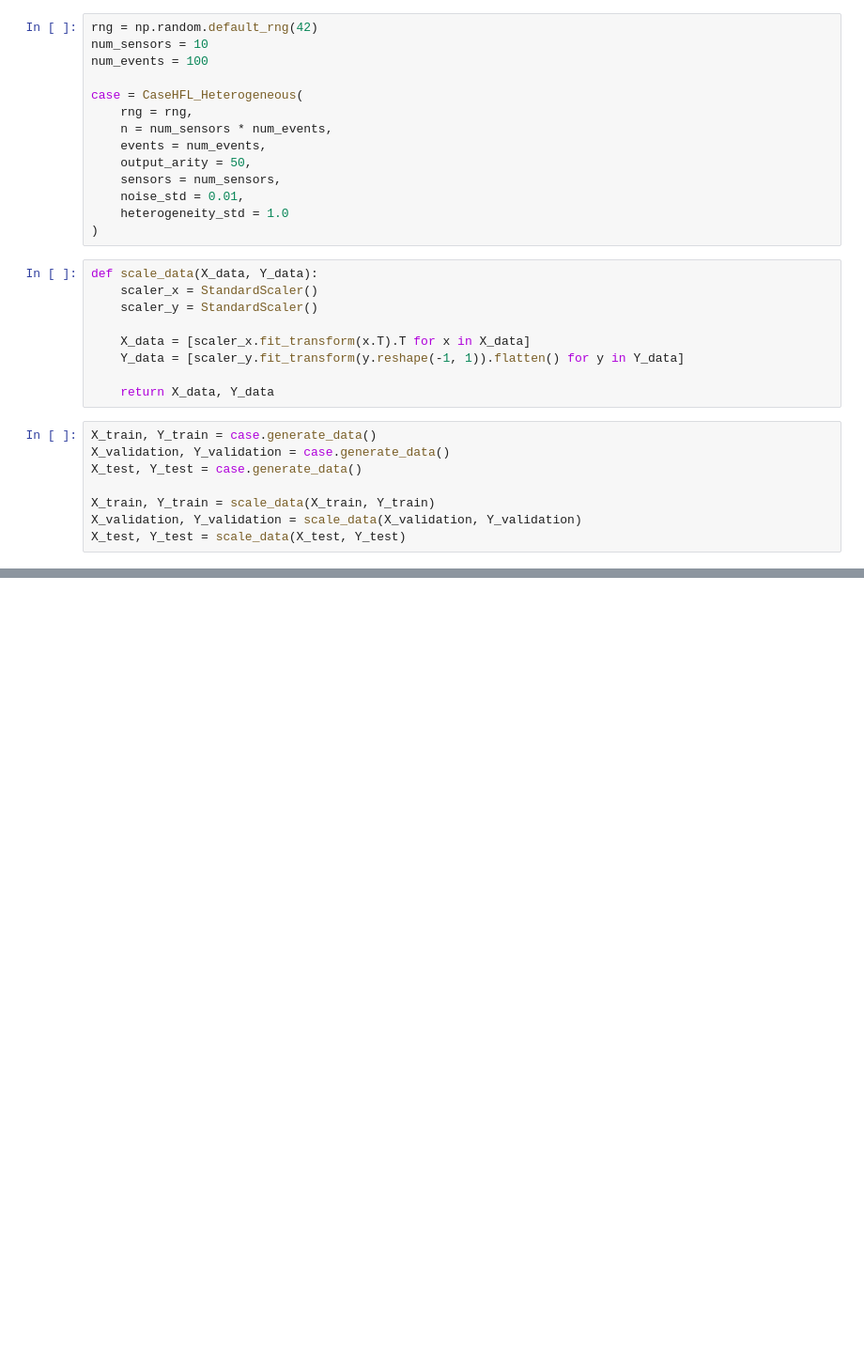
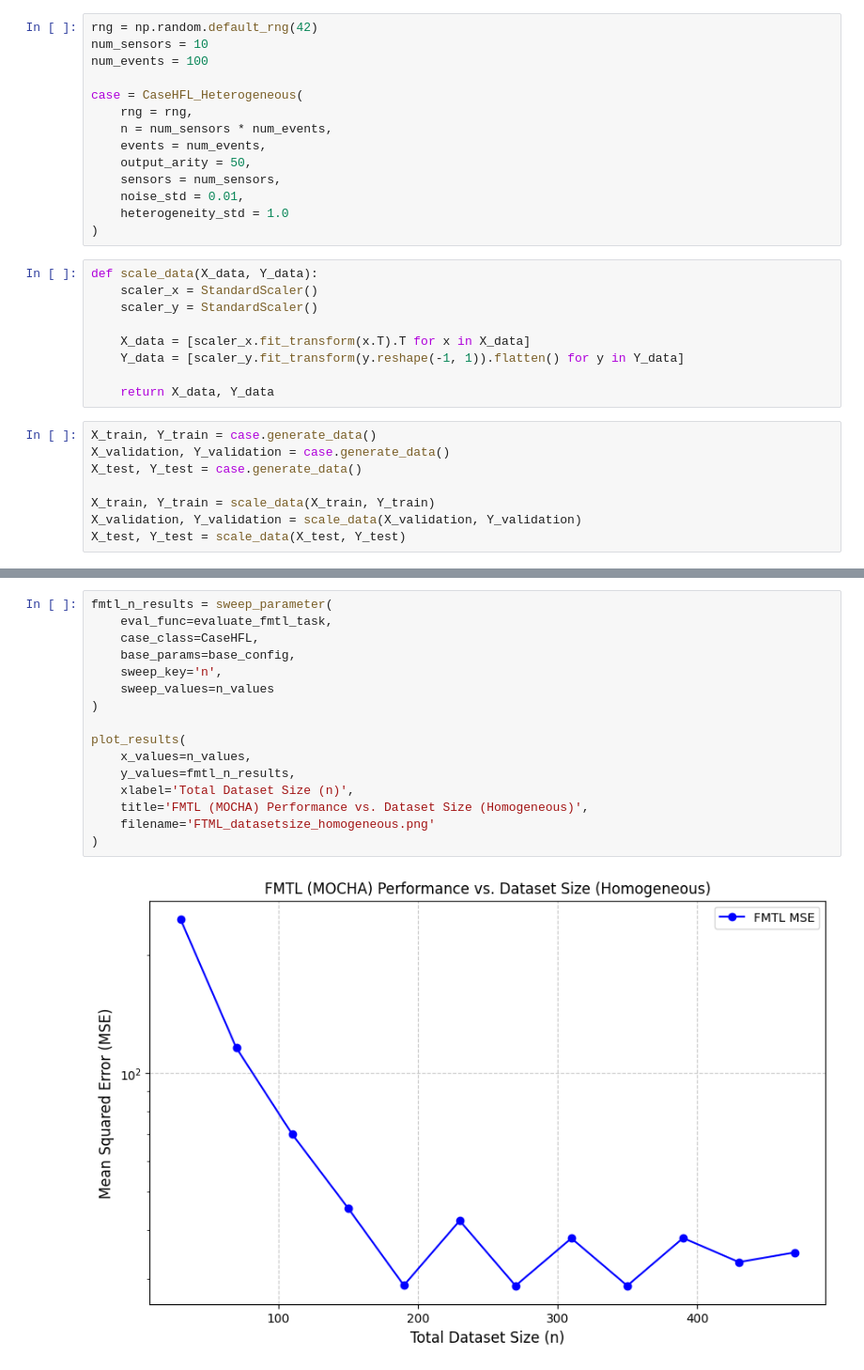
Before and after one commit to RitenkumarPatel/CS-536-Final-Project, a Jupyter notebook: FMTL.ipynb, the cells around one changed output, grey strips where cells are left out. Shown at 94% size. Cells and saved outputs as stored; diff of their text form; blank space fills up the shorter version.

```diff
--- a/FMTL.ipynb
+++ b/FMTL.ipynb
@@ -282,0 +301,18 @@ plot_FMTL_versus_dataset_size(range(100, 600, 40),
+# %%
+fmtl_n_results = sweep_parameter(
+    eval_func=evaluate_fmtl_task,
+    case_class=CaseHFL,
+    base_params=base_config,
+    sweep_key='n',
+    sweep_values=n_values
+)
+
+plot_results(
+    x_values=n_values,
+    y_values=fmtl_n_results,
+    xlabel='Total Dataset Size (n)',
+    title='FMTL (MOCHA) Performance vs. Dataset Size (Homogeneous)',
+    filename='FTML_datasetsize_homogeneous.png'
+)
+# %% [output]
+[figure, added]
```
Also changed, not shown: parts of 13 cells of this notebook, 7 other files.
